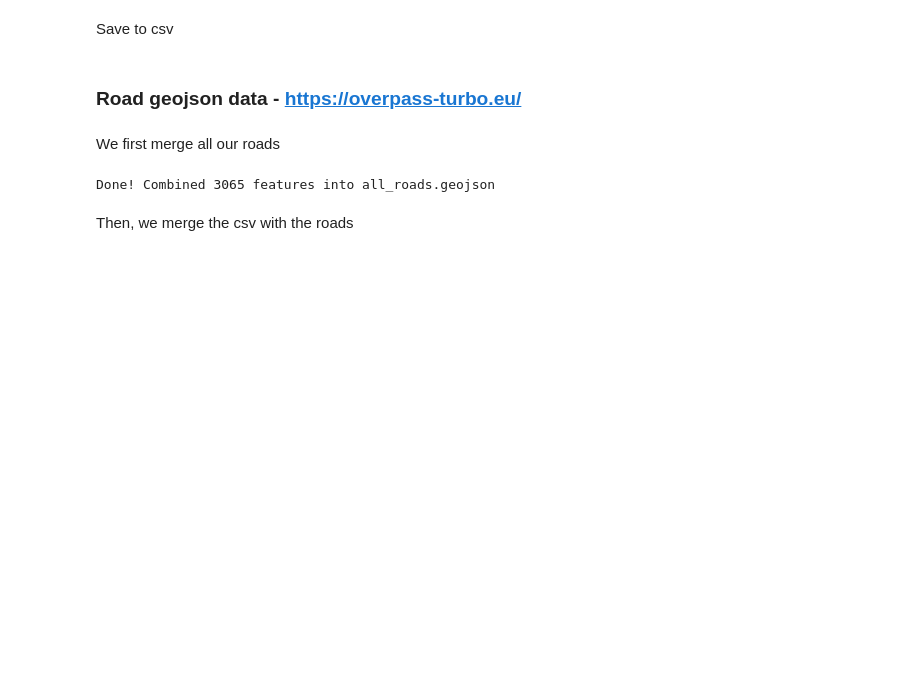
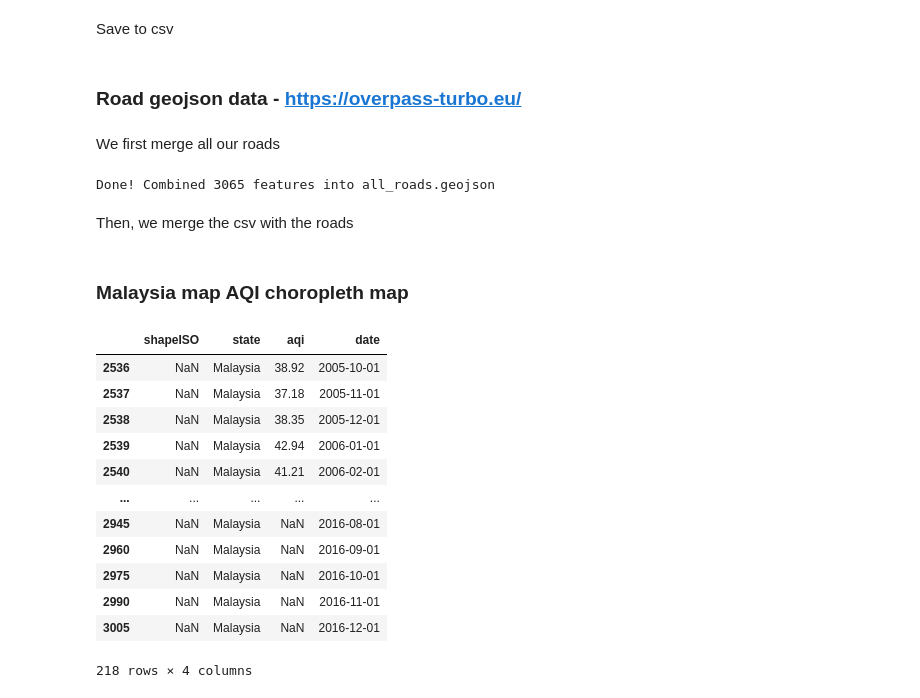
Before and after one commit to NotHLee/FIT3179_A2, a Jupyter notebook: data/cleaning.ipynb, the cells around one changed output. Saved outputs shown, nothing was run; the diff lists cells and outputs as text; code cells hidden in the pictures; blank space fills up the shorter version.

Commit message:
finalized dataset for APIMS

```diff
--- a/data/cleaning.ipynb
+++ b/data/cleaning.ipynb
@@ -802,3 +802,47 @@ traffic_df = pd.read_csv('../data/traffic/adt_data.csv')
 merged_data = gdf.merge(traffic_df, on='Location', how='left')
 # %%
 merged_data.to_file('../data/map/merged_traffic_roads.geojson', driver='GeoJSON')
+# %% [markdown]
+### Malaysia map AQI choropleth map
+# %%
+import geopandas as gpd
+import pandas as pd
+
+# 1. Load your states topojson data
+gdf = gpd.read_file('../data/map/geoBoundaries.topojson', layer='MYSADM1gbOpen')
+
+gdf['shapeName'] = gdf['shapeName'].replace(
+    {
+        'Malacca': 'Melaka',
+        'Penang': 'Pulau Pinang',
+        'Kuala Lumpur': 'Wilayah Persekutuan',
+        'Putrajaya': 'Wilayah Persekutuan',
+        'Labuan': 'Wilayah Persekutuan'
+    },
+)
+
+# 2. Load your state-level AQI CSV
+aqi_df = pd.read_csv('../data/api/APIMS-monthly-avg-by-state.csv')
+
+
+# 3. Perform left join on gdf with aqi_df on 'shapeName' and 'state' columns
+merged_data = gdf.merge(aqi_df, left_on='shapeName', right_on='state', how='left')
+merged_df = merged_data.drop(columns=['id', 'shapeName', 'shapeID', 'shapeGroup', 'shapeType', 'geometry'])
+merged_df = pd.concat([merged_df, aqi_df[(aqi_df['state'] == 'Malaysia')]])
+
+# 4. Save as csv
+merged_df.to_csv('../data/api/APIMS-monthly-avg-by-state.csv', index=False)
+# %% [output]
+|  | shapeISO | state | aqi | date |
+| 2536 | NaN | Malaysia | 38.92 | 2005-10-01 |
+| 2537 | NaN | Malaysia | 37.18 | 2005-11-01 |
+| 2538 | NaN | Malaysia | 38.35 | 2005-12-01 |
+| 2539 | NaN | Malaysia | 42.94 | 2006-01-01 |
+| 2540 | NaN | Malaysia | 41.21 | 2006-02-01 |
+| ... | ... | ... | ... | ... |
+| 2945 | NaN | Malaysia | NaN | 2016-08-01 |
+| 2960 | NaN | Malaysia | NaN | 2016-09-01 |
+| 2975 | NaN | Malaysia | NaN | 2016-10-01 |
+| 2990 | NaN | Malaysia | NaN | 2016-11-01 |
+| 3005 | NaN | Malaysia | NaN | 2016-12-01 |
+218 rows × 4 columns
```
Also changed, not shown: 1 other file.
